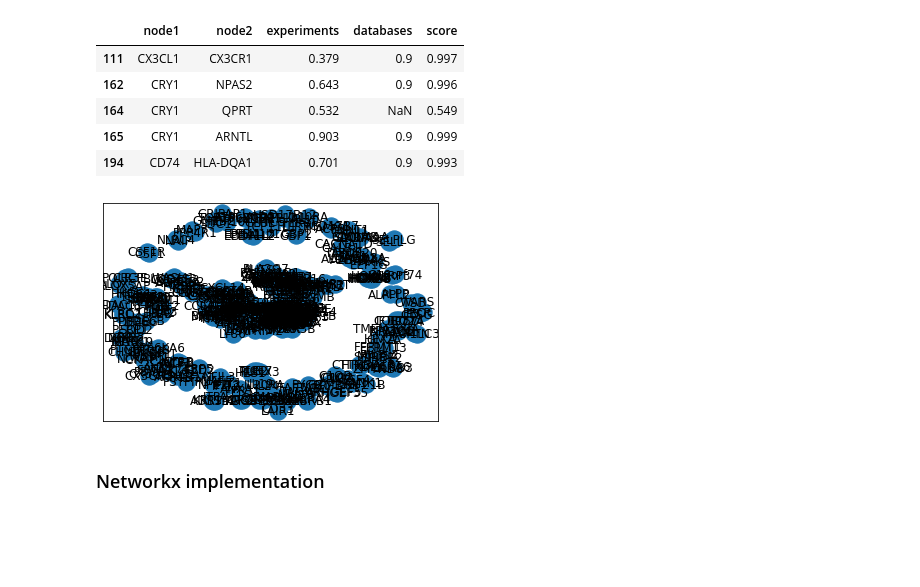
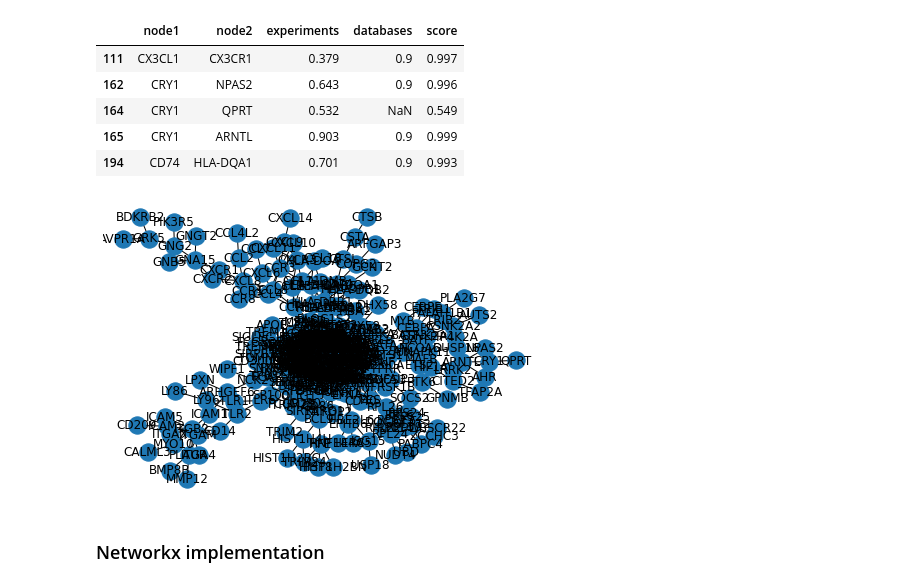
Before and after one commit to TreeTechDev/sgwfc-gene-python, a Jupyter notebook: workflow.ipynb, the cells around one changed output. Drawn from its saved outputs; the diff is of its cells as text; code cells hidden in the pictures; blank space fills up the shorter version.

Commit message:
Making some graphs for debug of subgroups

```diff
--- a/workflow.ipynb
+++ b/workflow.ipynb
@@ -66,9 +83,9 @@ filteryellow.head()
 # %%
 gyellow = networkx.from_pandas_edgelist(filteryellow, "node1", "node2", edge_attr=True)
 # %%
-networkx.draw_networkx(gyellow)
+networkx.draw_kamada_kawai(gyellow, with_labels=True)
 # %% [output]
-[figure, old version]
+[figure, new version]
 # %% [markdown]
 ### Networkx implementation
 # %%
```
Also changed, not shown: parts of 12 cells of this notebook, 1 other file.
